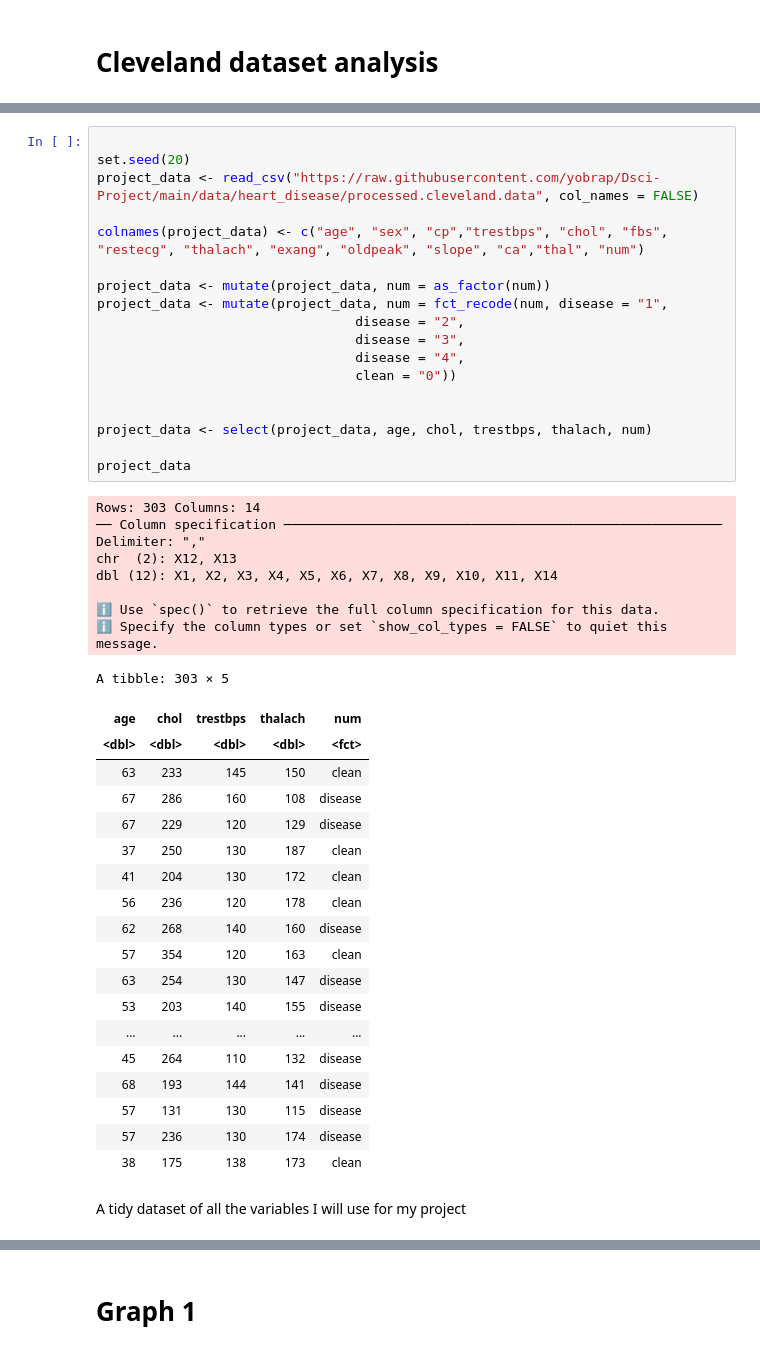
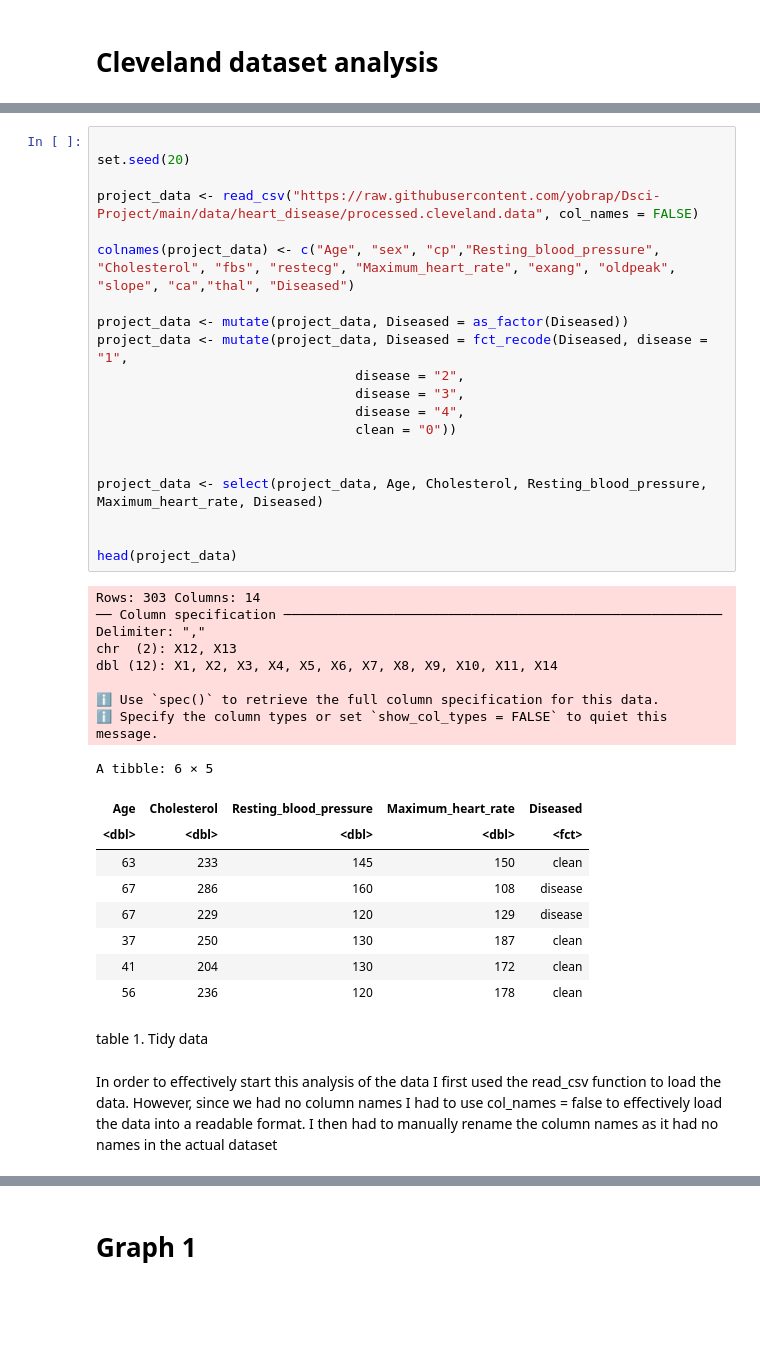
Before and after one commit to yobrap/Dsci-Project, a Jupyter notebook: Project.ipynb, the cells around one changed output, grey strips where cells are left out. Drawn from its saved outputs; the diff is of its cells as text; blank space fills up the shorter version.

```diff
--- a/Project.ipynb
+++ b/Project.ipynb
@@ -17,32 +52,34 @@ I expect to find that the higher the age, cholesterol, and resting blood pressur
 # %%
 
 set.seed(20)
+
 project_data <- read_csv("https://raw.githubusercontent.com/yobrap/Dsci-Project/main/data/heart_disease/processed.cleveland.data", col_names = FALSE)
 
-colnames(project_data) <- c("age", "sex", "cp","trestbps", "chol", "fbs", "restecg", "thalach", "exang", "oldpeak", "slope", "ca","thal", "num")
+colnames(project_data) <- c("Age", "sex", "cp","Resting_blood_pressure", "Cholesterol", "fbs", "restecg", "Maximum_heart_rate", "exang", "oldpeak", "slope", "ca","thal", "Diseased")
 
-project_data <- mutate(project_data, num = as_factor(num))
-project_data <- mutate(project_data, num = fct_recode(num, disease = "1",
+project_data <- mutate(project_data, Diseased = as_factor(Diseased))
+project_data <- mutate(project_data, Diseased = fct_recode(Diseased, disease = "1",
                                  disease = "2",
                                  disease = "3",
                                  disease = "4",
                                  clean = "0"))
 
 
-project_data <- select(project_data, age, chol, trestbps, thalach, num)
+project_data <- select(project_data, Age, Cholesterol, Resting_blood_pressure, Maximum_heart_rate, Diseased)
 
-project_data
+
+head(project_data)
 # %% [output]
 Rows: 303 Columns: 14
 ── Column specification ────────────────────────────────────────────────────────
 Delimiter: ","
 chr  (2): X12, X13
 dbl (12): X1, X2, X3, X4, X5, X6, X7, X8, X9, X10, X11, X14
 
 ℹ Use `spec()` to retrieve the full column specification for this data.
 ℹ Specify the column types or set `show_col_types = FALSE` to quiet this message.
-A tibble: 303 × 5
+A tibble: 6 × 5
-| age | chol | trestbps | thalach | num |
+| Age | Cholesterol | Resting_blood_pressure | Maximum_heart_rate | Diseased |
 | <dbl> | <dbl> | <dbl> | <dbl> | <fct> |
 | 63 | 233 | 145 | 150 | clean |
 | 67 | 286 | 160 | 108 | disease |
@@ -50,15 +87,7 @@ A tibble: 303 × 5
 | 37 | 250 | 130 | 187 | clean |
 | 41 | 204 | 130 | 172 | clean |
 | 56 | 236 | 120 | 178 | clean |
-| 62 | 268 | 140 | 160 | disease |
-| 57 | 354 | 120 | 163 | clean |
-| 63 | 254 | 130 | 147 | disease |
-| 53 | 203 | 140 | 155 | disease |
-| ... | ... | ... | ... | ... |
-| 45 | 264 | 110 | 132 | disease |
-| 68 | 193 | 144 | 141 | disease |
-| 57 | 131 | 130 | 115 | disease |
-| 57 | 236 | 130 | 174 | disease |
-| 38 | 175 | 138 | 173 | clean |
-# %% [markdown]
-A tidy dataset of all the variables I will use for my project
+# %% [markdown]
+table 1. Tidy data
+# %% [markdown]
+In order to effectively start this analysis of the data I first used the read_csv function to load the data. However, since we had no column names I had to use col_names = false to effectively load the data into a readable format. I then had to manually rename the column names as it had no names in the actual dataset
```
Also changed, not shown: parts of 35 cells of this notebook.
